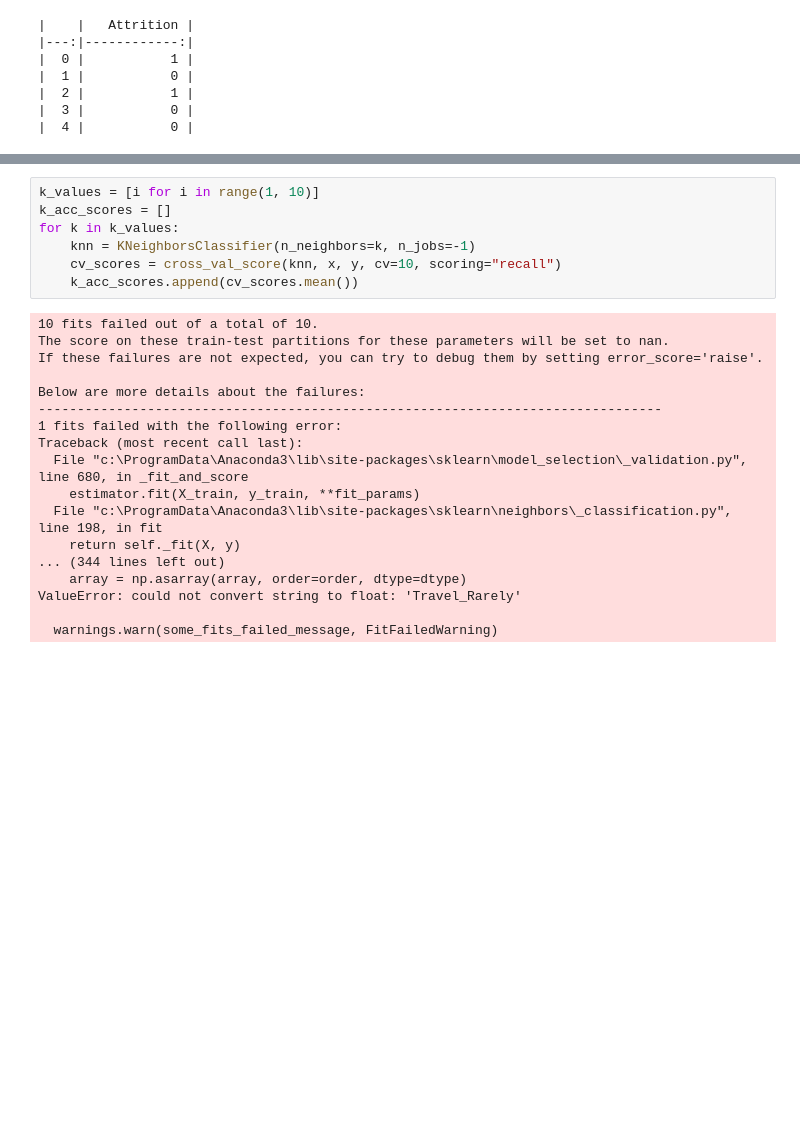
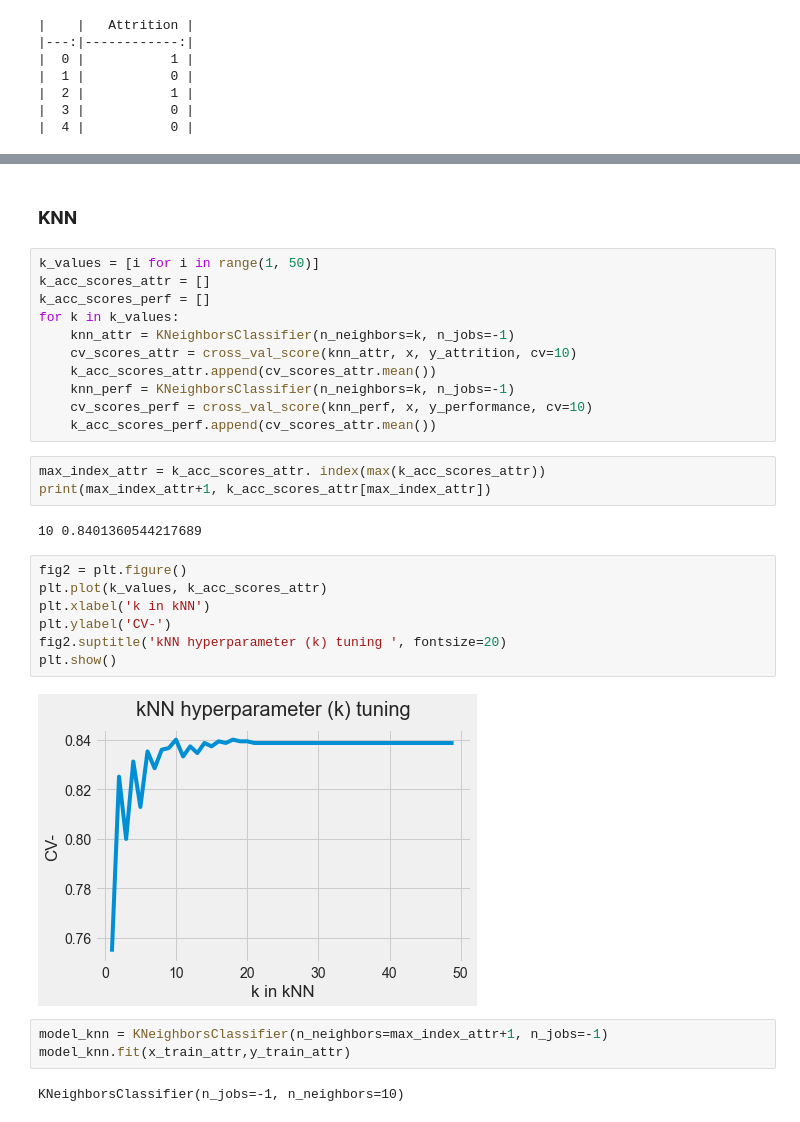
Before and after one commit to Shehab37/Regressors-and-Classifiers-comparison, a Jupyter notebook: comparison_on_IBM_data.ipynb, the cells around one changed output, grey strips where cells are left out. Drawn from its saved outputs; the diff is of its cells as text; blank space fills up the shorter version.

```diff
--- a/comparison_on_IBM_data.ipynb
+++ b/comparison_on_IBM_data.ipynb
@@ -197,25 +233,32 @@ array([[41, 'Travel_Rarely', 1102, ..., 4, 0, 5],
+# %% [markdown]
+### KNN
 # %%
-k_values = [i for i in range(1, 10)]
-k_acc_scores = []
+k_values = [i for i in range(1, 50)]
+k_acc_scores_attr = []
+k_acc_scores_perf = []
 for k in k_values:
-    knn = KNeighborsClassifier(n_neighbors=k, n_jobs=-1)
-    cv_scores = cross_val_score(knn, x, y, cv=10, scoring="recall")
-    k_acc_scores.append(cv_scores.mean())
+    knn_attr = KNeighborsClassifier(n_neighbors=k, n_jobs=-1)
+    cv_scores_attr = cross_val_score(knn_attr, x, y_attrition, cv=10)
+    k_acc_scores_attr.append(cv_scores_attr.mean())
+    knn_perf = KNeighborsClassifier(n_neighbors=k, n_jobs=-1)
+    cv_scores_perf = cross_val_score(knn_perf, x, y_performance, cv=10)
+    k_acc_scores_perf.append(cv_scores_attr.mean())
-# %% [output]
-10 fits failed out of a total of 10.
-The score on these train-test partitions for these parameters will be set to nan.
-If these failures are not expected, you can try to debug them by setting error_score='raise'.
-
-Below are more details about the failures:
---------------------------------------------------------------------------------
-1 fits failed with the following error:
-Traceback (most recent call last):
-  File "c:\ProgramData\Anaconda3\lib\site-packages\sklearn\model_selection\_validation.py", line 680, in _fit_and_score
-    estimator.fit(X_train, y_train, **fit_params)
-  File "c:\ProgramData\Anaconda3\lib\site-packages\sklearn\neighbors\_classification.py", line 198, in fit
-    return self._fit(X, y)
-... (344 lines left out)
-    array = np.asarray(array, order=order, dtype=dtype)
-ValueError: could not convert string to float: 'Travel_Rarely'
-
-  warnings.warn(some_fits_failed_message, FitFailedWarning)
+# %%
+max_index_attr = k_acc_scores_attr. index(max(k_acc_scores_attr))
+print(max_index_attr+1, k_acc_scores_attr[max_index_attr])
+# %% [output]
+10 0.8401360544217689
+# %%
+fig2 = plt.figure()
+plt.plot(k_values, k_acc_scores_attr)
+plt.xlabel('k in kNN')
+plt.ylabel('CV-')
+fig2.suptitle('kNN hyperparameter (k) tuning ', fontsize=20)
+plt.show()
+# %% [output]
+[figure, added]
+# %%
+model_knn = KNeighborsClassifier(n_neighbors=max_index_attr+1, n_jobs=-1)
+model_knn.fit(x_train_attr,y_train_attr)
+# %% [output]
+KNeighborsClassifier(n_jobs=-1, n_neighbors=10)
```
Also changed, not shown: parts of 15 cells of this notebook.
